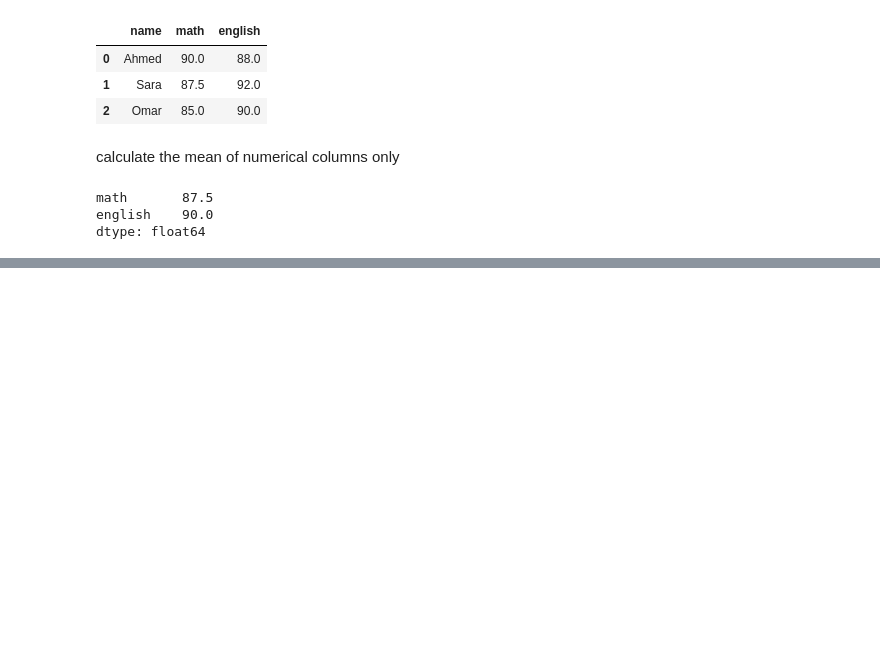
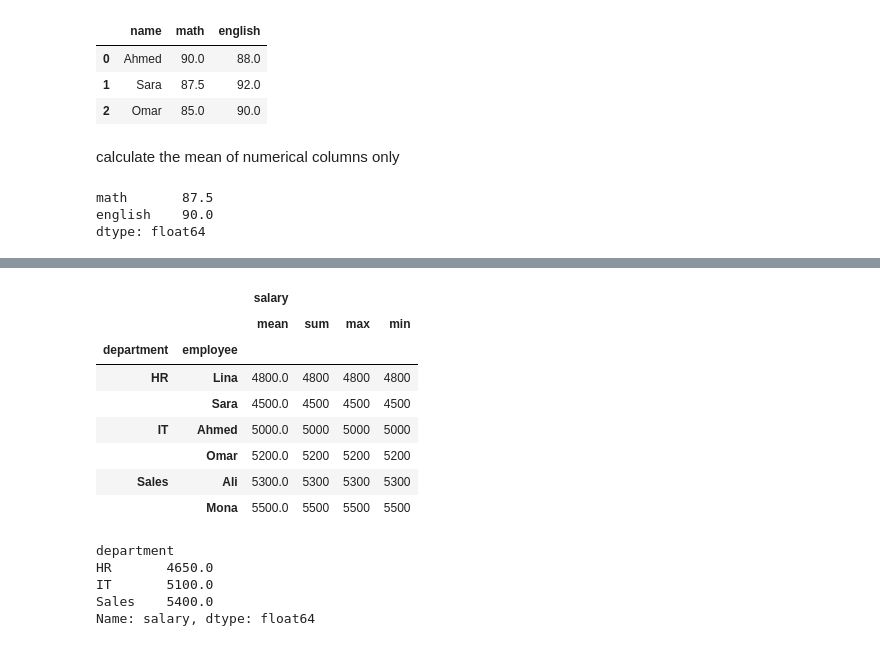
Before and after one commit to hady872/AI_Learning_Journey, a Jupyter notebook: pandas_course/pandas_ai.ipynb, the cells around one changed output, grey strips where cells are left out. Saved outputs shown, nothing was run; the diff lists cells and outputs as text; code cells hidden in the pictures; blank space fills up the shorter version.

Commit message:
Day 11: Learned GroupBy and Aggregation in Pandas

```diff
--- a/pandas_course/pandas_ai.ipynb
+++ b/pandas_course/pandas_ai.ipynb
@@ -304,0 +307,10 @@ dtype: float64
+# %%
+import pandas as pd
+
+data = {
+    "department": ["IT", "HR", "IT", "HR", "Sales","Sales"],
+    "employee": ["Ahmed", "Sara", "Omar", "Lina", "Mona", "Ali"],
+    "salary": [5000, 4500, 5200, 4800, 5500, 5300]
+}
+df = pd.DataFrame(data)
+df
@@ -304,0 +350,20 @@ dtype: float64
+# %%
+df.groupby(["department","employee"]).agg(["mean", "sum", "max", "min"])
+# %% [output]
+|  |  | salary |  |  |  |
+|  |  | mean | sum | max | min |
+| department | employee |  |  |  |  |
+| HR | Lina | 4800.0 | 4800 | 4800 | 4800 |
+|  | Sara | 4500.0 | 4500 | 4500 | 4500 |
+| IT | Ahmed | 5000.0 | 5000 | 5000 | 5000 |
+|  | Omar | 5200.0 | 5200 | 5200 | 5200 |
+| Sales | Ali | 5300.0 | 5300 | 5300 | 5300 |
+|  | Mona | 5500.0 | 5500 | 5500 | 5500 |
+# %%
+df.groupby("department")["salary"].mean()
+# %% [output]
+department
+HR       4650.0
+IT       5100.0
+Sales    5400.0
+Name: salary, dtype: float64
```
Also changed, not shown: parts of 6 cells of this notebook, 1 other file.
